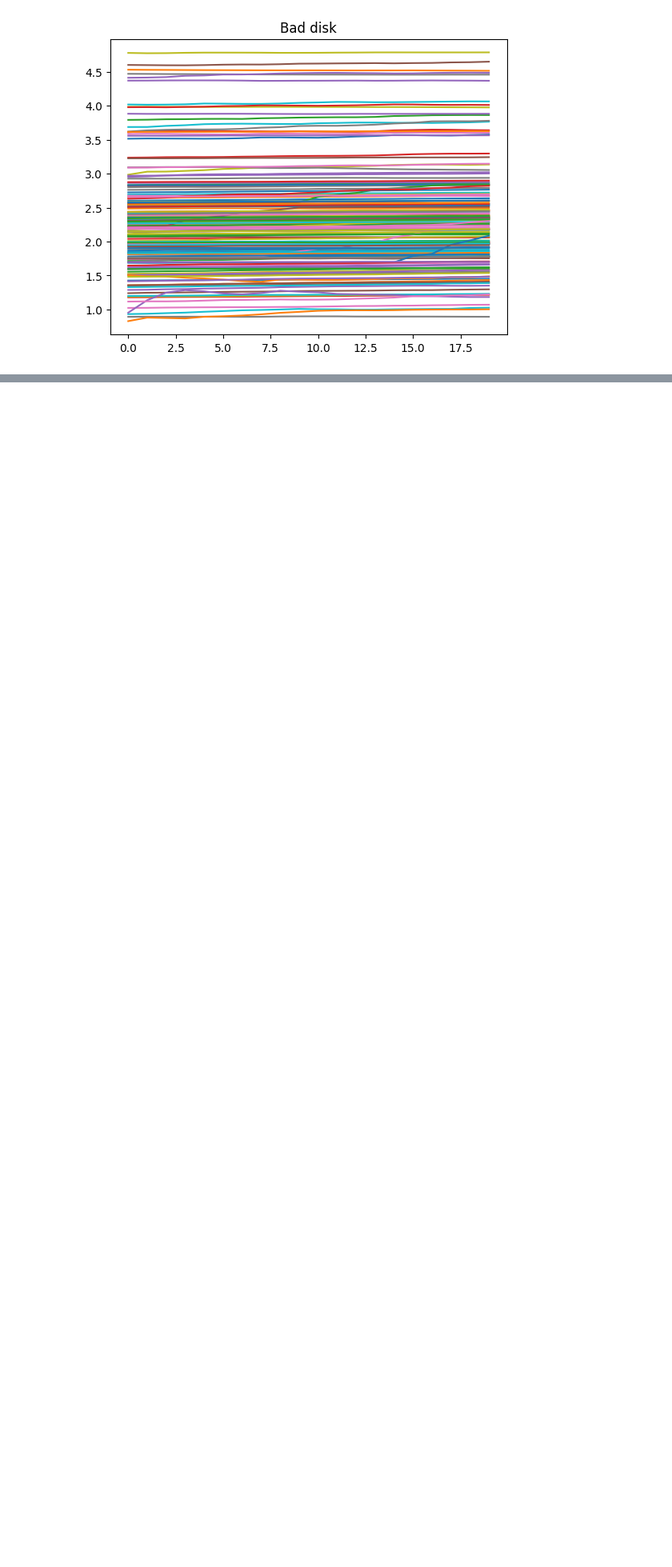
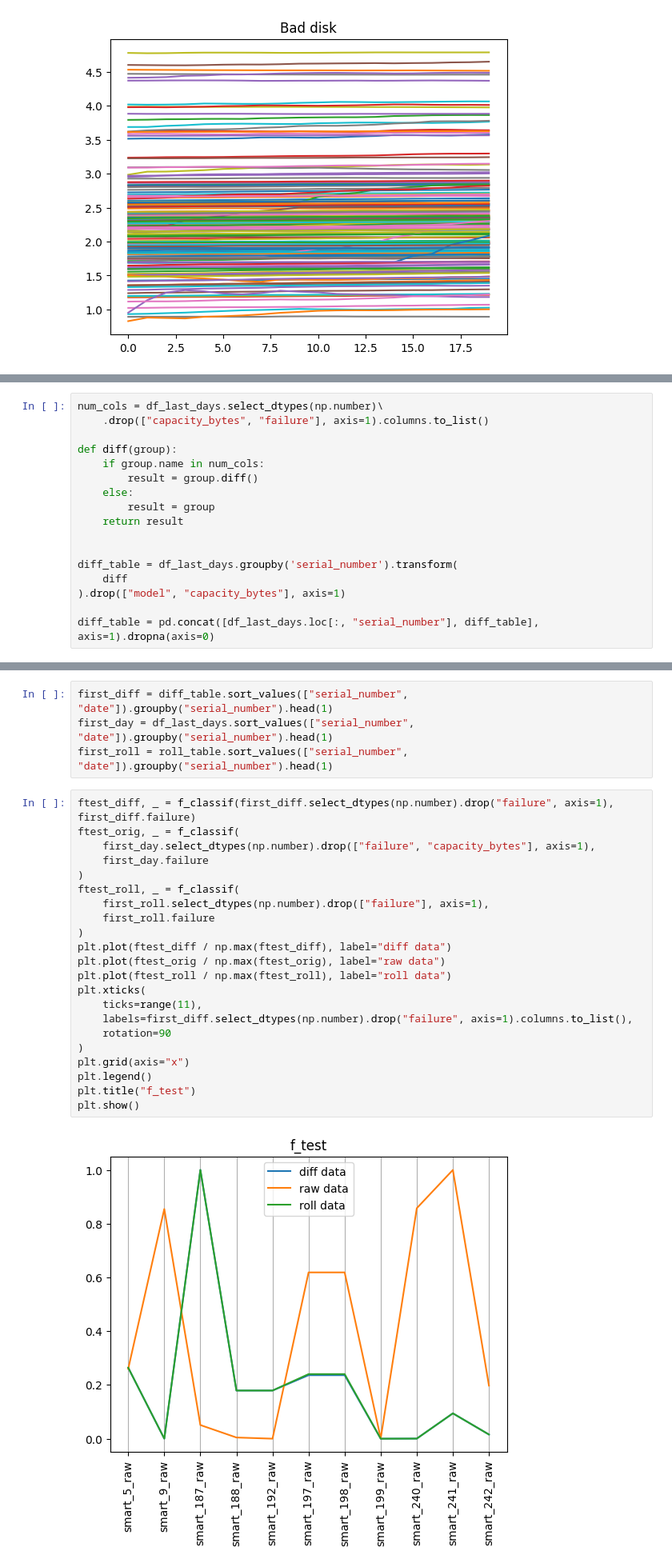
Before and after one commit to ExtremCode/hhd_failure_prediction, a Jupyter notebook: eda.ipynb, the cells around one changed output, grey strips where cells are left out. Shown at 80% size. Saved outputs shown, nothing was run; the diff lists cells and outputs as text; blank space fills up the shorter version.

Commit message:
add some data

```diff
--- a/eda.ipynb
+++ b/eda.ipynb
@@ -532,0 +552,17 @@ for _, data in bad.groupby("serial_number"):
+# %%
+num_cols = df_last_days.select_dtypes(np.number)\
+    .drop(["capacity_bytes", "failure"], axis=1).columns.to_list()
+
+def diff(group):
+    if group.name in num_cols:
+        result = group.diff()
+    else:
+        result = group
+    return result
+
+
+diff_table = df_last_days.groupby('serial_number').transform(
+    diff
+).drop(["model", "capacity_bytes"], axis=1)
+
+diff_table = pd.concat([df_last_days.loc[:, "serial_number"], diff_table], axis=1).dropna(axis=0)
@@ -532,0 +589,28 @@ for _, data in bad.groupby("serial_number"):
+# %%
+first_diff = diff_table.sort_values(["serial_number", "date"]).groupby("serial_number").head(1)
+first_day = df_last_days.sort_values(["serial_number", "date"]).groupby("serial_number").head(1)
+first_roll = roll_table.sort_values(["serial_number", "date"]).groupby("serial_number").head(1)
+# %%
+ftest_diff, _ = f_classif(first_diff.select_dtypes(np.number).drop("failure", axis=1), first_diff.failure)
+ftest_orig, _ = f_classif(
+    first_day.select_dtypes(np.number).drop(["failure", "capacity_bytes"], axis=1),
+    first_day.failure
+)
+ftest_roll, _ = f_classif(
+    first_roll.select_dtypes(np.number).drop(["failure"], axis=1),
+    first_roll.failure
+)
+plt.plot(ftest_diff / np.max(ftest_diff), label="diff data")
+plt.plot(ftest_orig / np.max(ftest_orig), label="raw data")
+plt.plot(ftest_roll / np.max(ftest_roll), label="roll data")
+plt.xticks(
+    ticks=range(11),
+    labels=first_diff.select_dtypes(np.number).drop("failure", axis=1).columns.to_list(),
+    rotation=90
+)
+plt.grid(axis="x")
+plt.legend()
+plt.title("f_test")
+plt.show()
+# %% [output]
+[figure, added]
```
Also changed, not shown: parts of 58 cells of this notebook, 1 other file.
